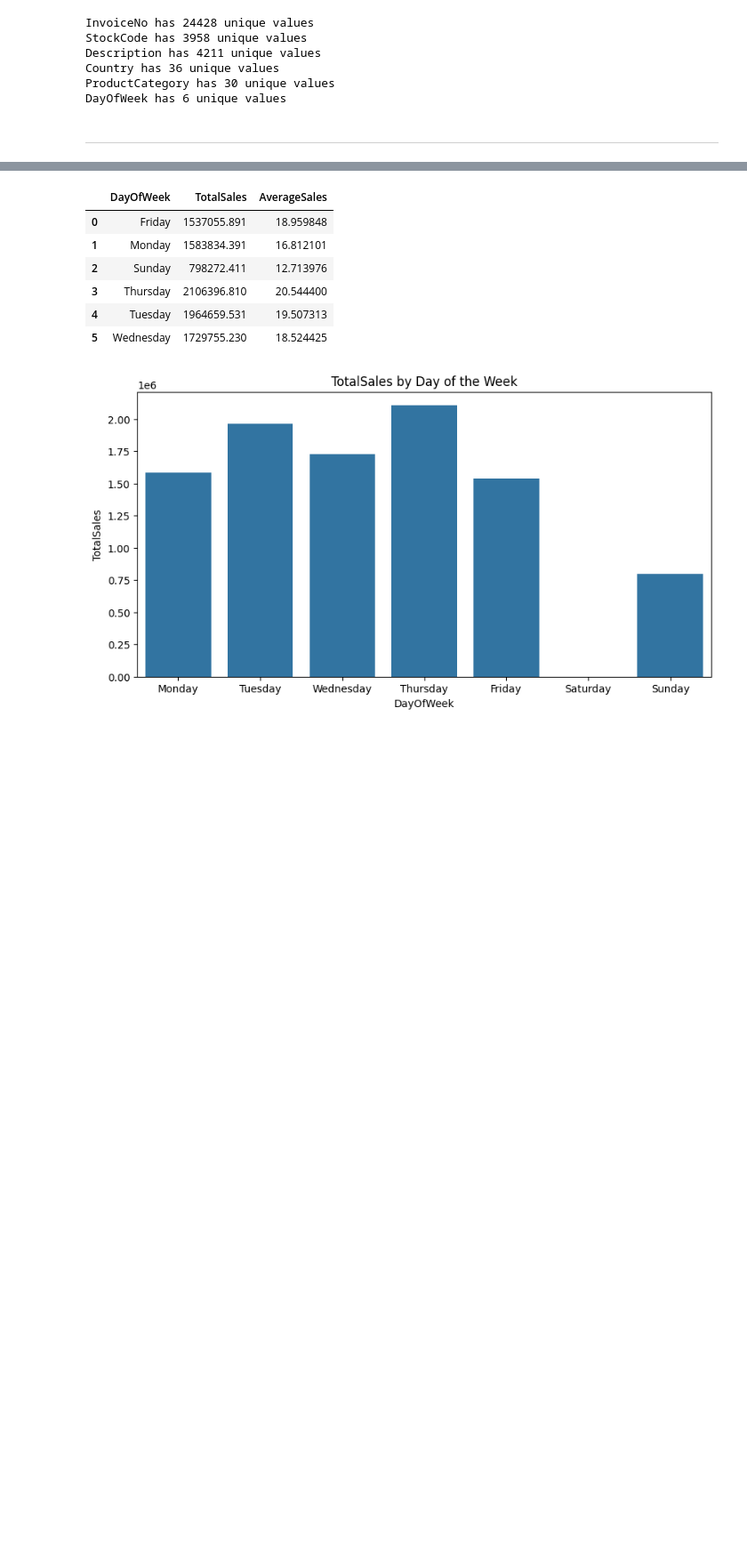
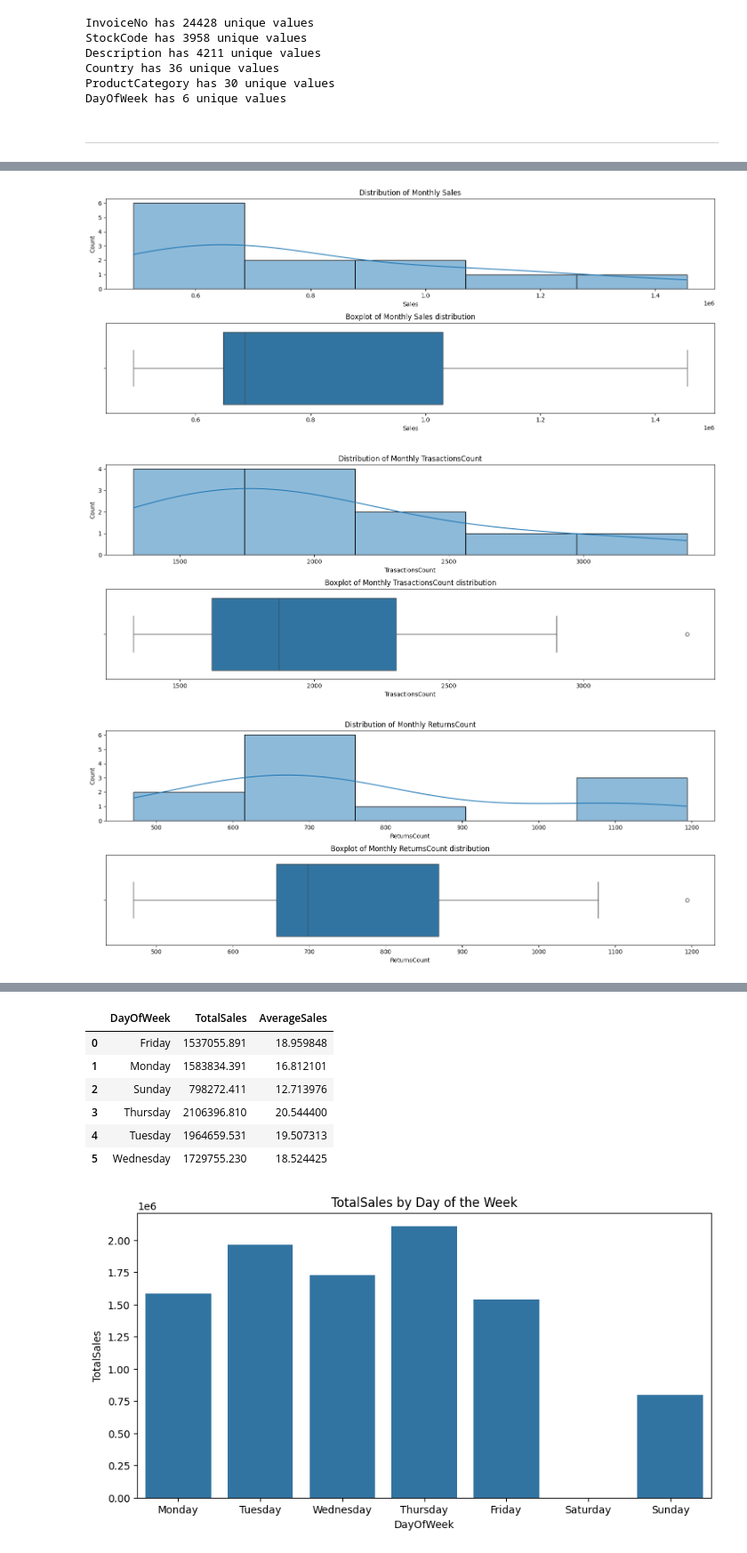
Before and after one commit to Ninestein666/online-retail-transactions-analysis, a Jupyter notebook: jupyter_notebooks/DataVisualisation.ipynb, the cells around one changed output, grey strips where cells are left out. Shown at 89% size. Saved outputs shown, nothing was run; the diff lists cells and outputs as text; code cells hidden in the pictures; blank space fills up the shorter version.

Commit message:
Update DataVisualisation

```diff
--- a/jupyter_notebooks/DataVisualisation.ipynb
+++ b/jupyter_notebooks/DataVisualisation.ipynb
@@ -213,6 +189,0 @@ df_daily
-# %%
-for col in df_daily.columns[1:]:
-    plt.figure(figsize=(15, 5))
-    sns.lineplot(data=df_daily, x='InvoiceDate', y=col)
-    plt.title(f'Daily {col} Over Time')
-    plt.show()
@@ -222,0 +192,4 @@ for col in df_daily.columns[1:]:
+# %%
+df['Month'] = df['InvoiceDate'].dt.month
+df['Hour'] = df['InvoiceDate'].dt.hour
+df
@@ -222,0 +210,10 @@ for col in df_daily.columns[1:]:
+# %%
+df_monthly = (
+    df
+    .groupby(df['Month'])
+    .agg(Sales=('TotalSales', 'sum'),
+         TrasactionsCount=('InvoiceNo', 'nunique'),
+         ReturnsCount=('TotalSales', lambda x: (x < 0).sum()))
+    .reset_index()
+)
+df_monthly
@@ -222,0 +234,13 @@ for col in df_daily.columns[1:]:
+# %%
+for col in df_monthly.columns[1:]:
+    fig, ax = plt.subplots(2, 1, figsize=(15, 6))
+    sns.histplot(df_monthly[col], kde=True, ax = ax[0])
+    ax[0].set_title(f'Distribution of Monthly {col}')
+    sns.boxplot(x=df_monthly[col], ax = ax[1])
+    ax[1].set_title(f'Boxplot of Monthly {col} distribution')
+    plt.tight_layout()
+    plt.show()
+# %% [output]
+[figure, added]
+[figure, added]
+[figure, added]
```
Also changed, not shown: parts of 18 cells of this notebook.
